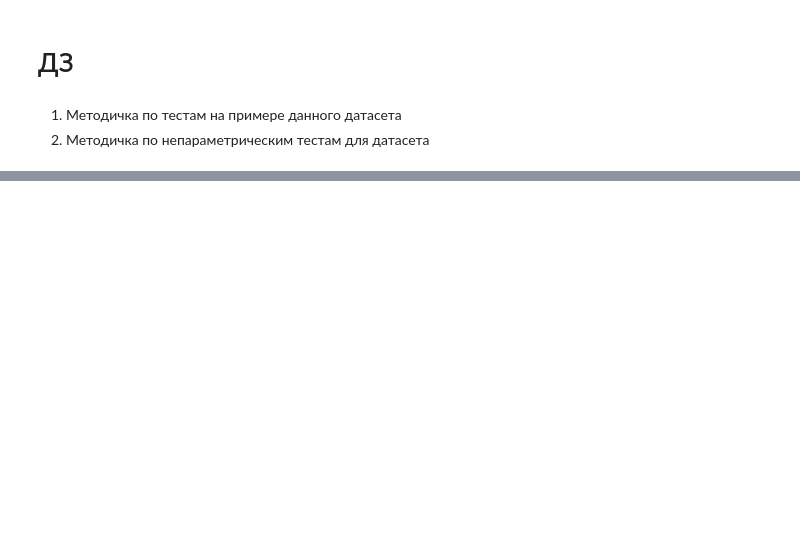
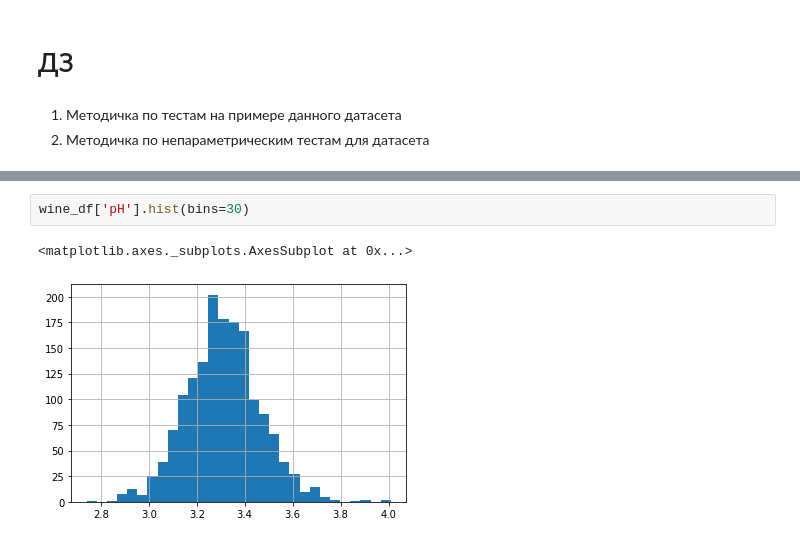
Before and after one commit to IvanZhar/data_lern, a Jupyter notebook: dataset_learning.ipynb, the cells around one changed output, grey strips where cells are left out. Saved outputs shown, nothing was run; the diff lists cells and outputs as text; blank space fills up the shorter version.

```diff
--- a/dataset_learning.ipynb
+++ b/dataset_learning.ipynb
@@ -126,0 +157,5 @@ ShapiroResult(statistic=0.9987866878509521, pvalue=0.7462266087532043)
+# %%
+wine_df['pH'].hist(bins=30)
+# %% [output]
+<matplotlib.axes._subplots.AxesSubplot at 0x...>
+[figure, added]
```
Also changed, not shown: parts of 24 cells of this notebook, 1 other file.
